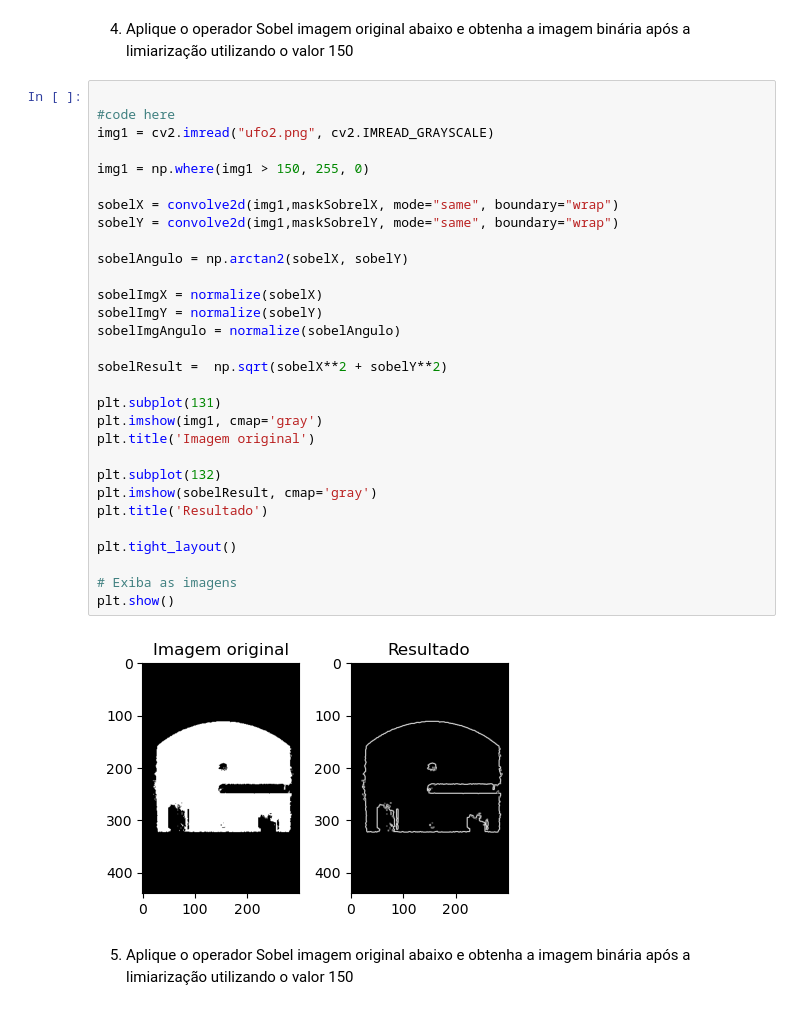
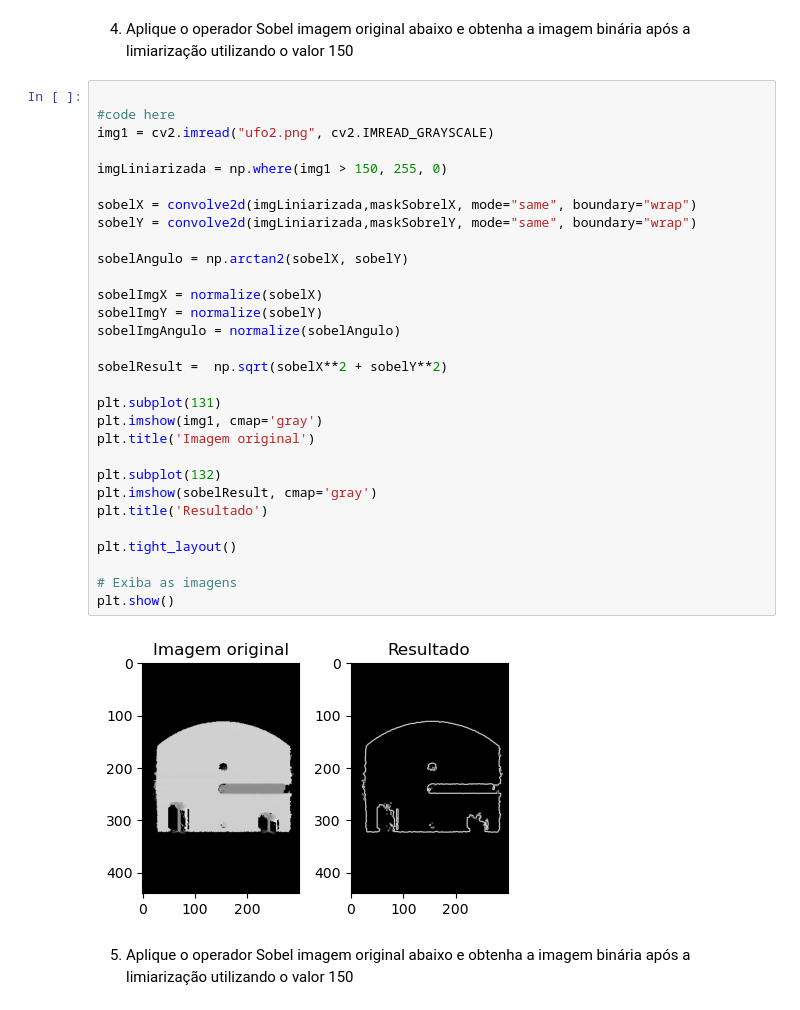
Before and after one commit to joaovtpereira/ppgco-ufu, a Jupyter notebook: Processamento Digital de Imagens/Lab05/Lab05.ipynb, the cells around one changed output. Saved outputs shown, nothing was run; the diff lists cells and outputs as text.

```diff
--- a/Processamento Digital de Imagens/Lab05/Lab05.ipynb
+++ b/Processamento Digital de Imagens/Lab05/Lab05.ipynb
@@ -154,35 +153,35 @@ plt.show()
 # %%
 
 #code here
 img1 = cv2.imread("ufo2.png", cv2.IMREAD_GRAYSCALE)
 
-img1 = np.where(img1 > 150, 255, 0)
+imgLiniarizada = np.where(img1 > 150, 255, 0)
 
-sobelX = convolve2d(img1,maskSobrelX, mode="same", boundary="wrap")
-sobelY = convolve2d(img1,maskSobrelY, mode="same", boundary="wrap")
+sobelX = convolve2d(imgLiniarizada,maskSobrelX, mode="same", boundary="wrap")
+sobelY = convolve2d(imgLiniarizada,maskSobrelY, mode="same", boundary="wrap")
 
 sobelAngulo = np.arctan2(sobelX, sobelY)
 
 sobelImgX = normalize(sobelX)
 sobelImgY = normalize(sobelY)
 sobelImgAngulo = normalize(sobelAngulo)
 
 sobelResult =  np.sqrt(sobelX**2 + sobelY**2)
 
 plt.subplot(131)
 plt.imshow(img1, cmap='gray')
 plt.title('Imagem original')
 
 plt.subplot(132)
 plt.imshow(sobelResult, cmap='gray')
 plt.title('Resultado')
 
 plt.tight_layout()
 
 # Exiba as imagens
 plt.show()
 # %% [output]
-[figure, old version]
+[figure, new version]
 # %% [markdown]
 5) Aplique o operador Sobel imagem original abaixo e obtenha a imagem binária após a limiarização utilizando o valor 150
 # %%
```
Also changed, not shown: parts of 2 cells of this notebook, 2 other files.
